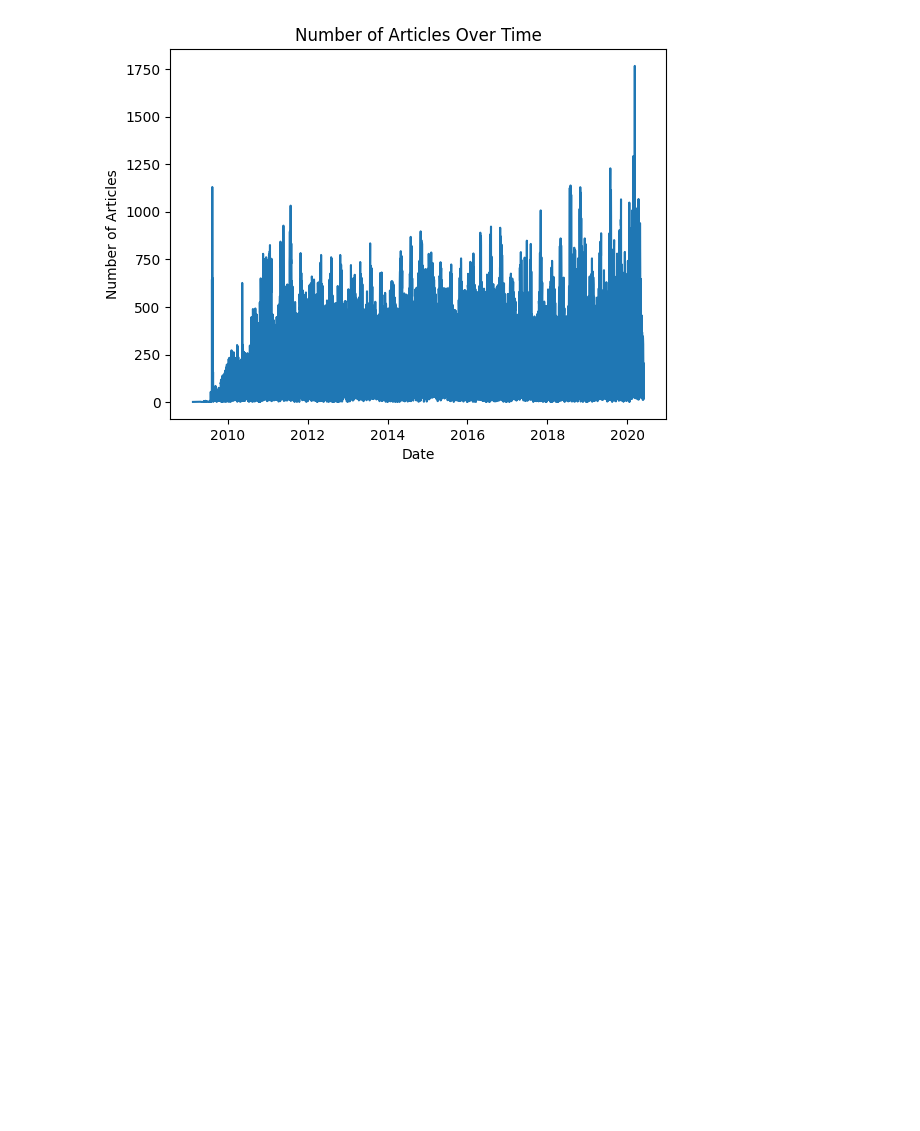
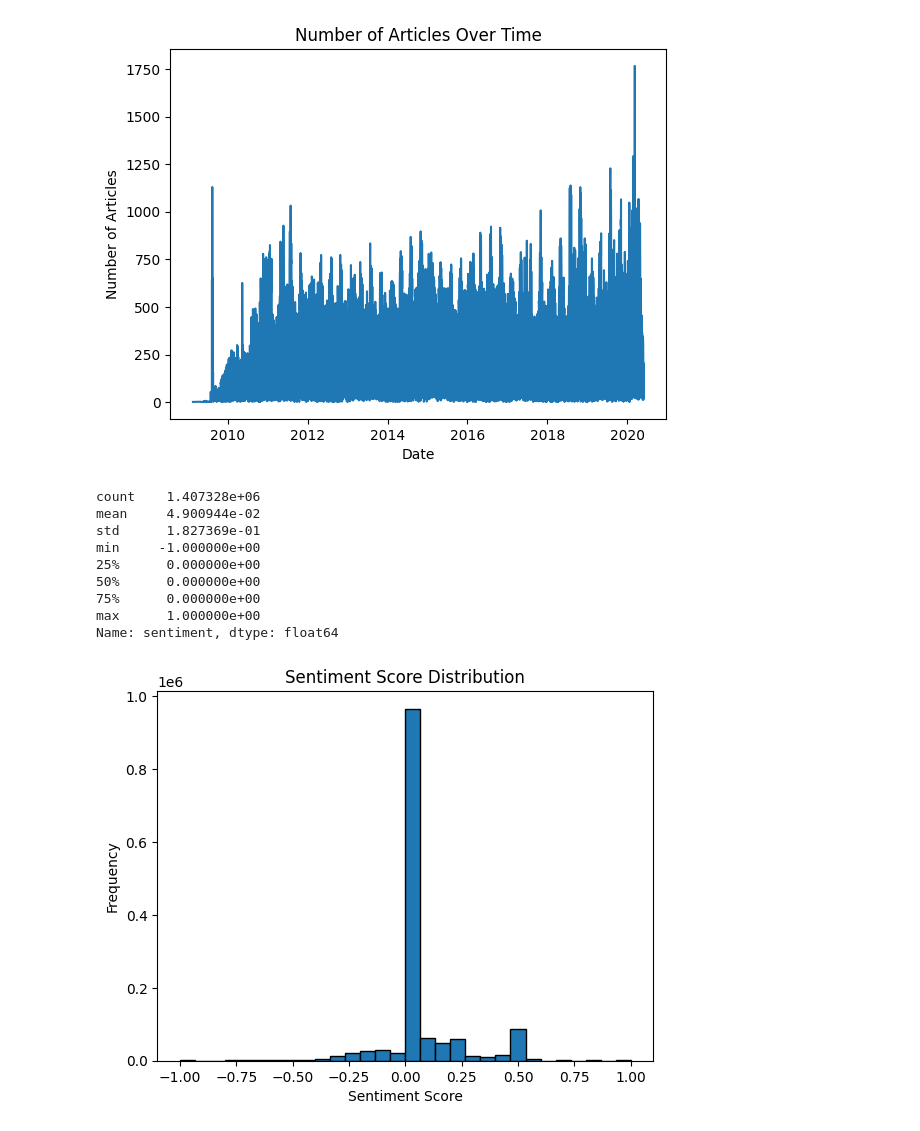
Before and after one commit to Fetiya-Kedir/KAIM3-Week-1, a Jupyter notebook: notebooks/eda_task_1.ipynb, the cells around one changed output. Saved outputs shown, nothing was run; the diff lists cells and outputs as text; code cells hidden in the pictures; blank space fills up the shorter version.

Commit message:
Task-1:Sentiment analysis

```diff
--- a/notebooks/eda_task_1.ipynb
+++ b/notebooks/eda_task_1.ipynb
@@ -216,3 +216,29 @@ plt.ylabel("Number of Articles")
 plt.show()
 # %% [output]
 [figure]
+# %%
+from textblob import TextBlob
+
+# Perform sentiment analysis on headlines
+df['sentiment'] = df['headline'].apply(lambda x: TextBlob(x).sentiment.polarity)
+
+# Display statistics about sentiment scores
+print(df['sentiment'].describe())
+
+# Visualize sentiment score distribution
+plt.hist(df['sentiment'], bins=30, edgecolor='k')
+plt.title("Sentiment Score Distribution")
+plt.xlabel("Sentiment Score")
+plt.ylabel("Frequency")
+plt.show()
+# %% [output]
+count    1.407328e+06
+mean     4.900944e-02
+std      1.827369e-01
+min     -1.000000e+00
+25%      0.000000e+00
+50%      0.000000e+00
+75%      0.000000e+00
+max      1.000000e+00
+Name: sentiment, dtype: float64
+[figure, added]
```
Also changed, not shown: parts of 1 cell of this notebook.
